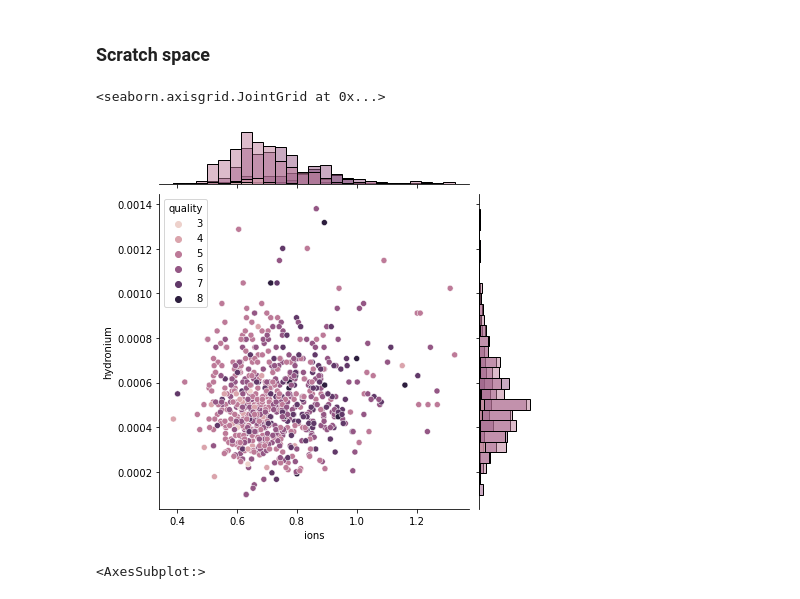
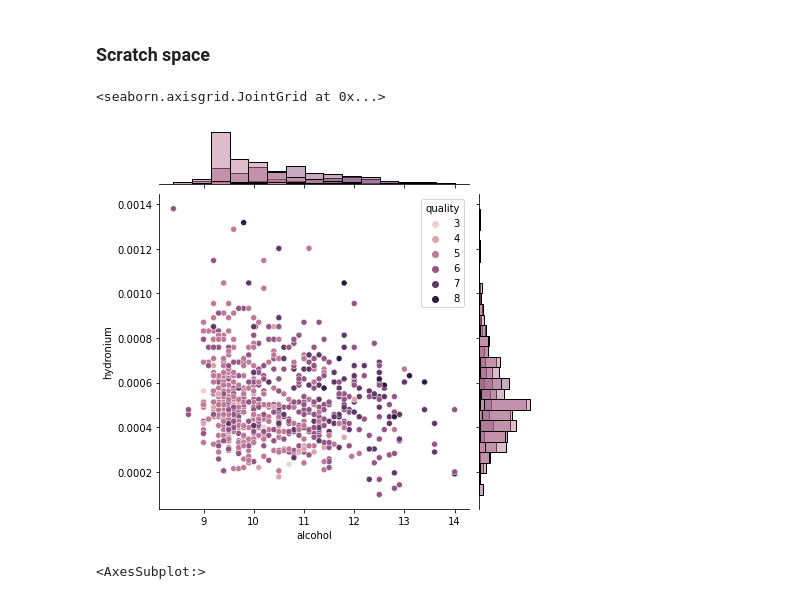
Before and after one commit to MrEnigmamgine/jtl_wine_quality, a Jupyter notebook: final_red_nb.ipynb, the cells around one changed output. Cells and saved outputs as stored; diff of their text form; code cells hidden in the pictures.

```diff
--- a/final_red_nb.ipynb
+++ b/final_red_nb.ipynb
@@ -1834,11 +1834,11 @@ The best performing model was the polynomial Regressor of the third degree. It p
 # %% [markdown]
 ### Scratch space
 # %%
-g = sns.JointGrid(data=trainred, x="ions", y="hydronium", hue="quality")
+g = sns.JointGrid(data=trainred, x="alcohol", y="hydronium", hue="quality")
 g.plot(sns.scatterplot, sns.histplot)
 # %% [output]
 <seaborn.axisgrid.JointGrid at 0x...>
-[figure, old version]
+[figure, new version]
 # %%
 X_trainred_scaled.plot.bar()
 # %% [output]
```
Also changed, not shown: parts of 5 cells of this notebook.
